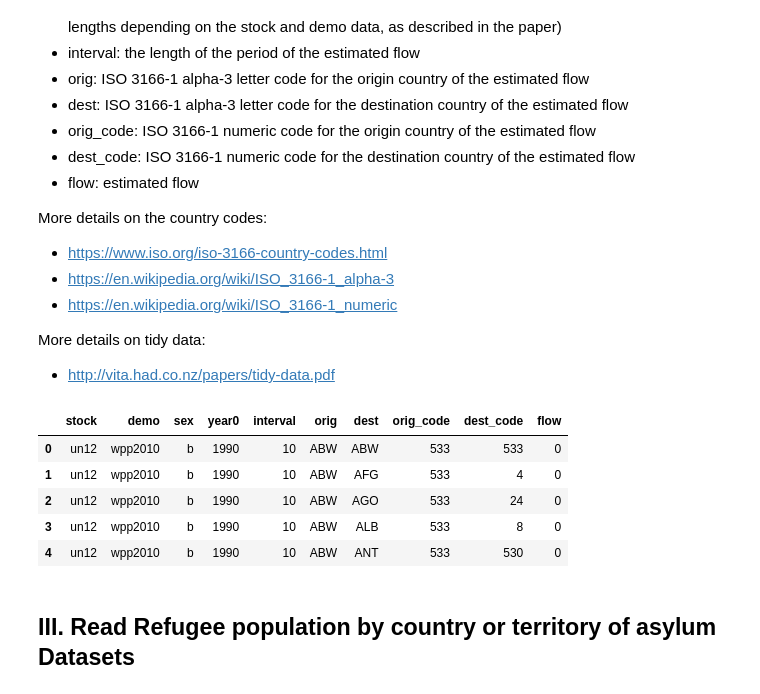
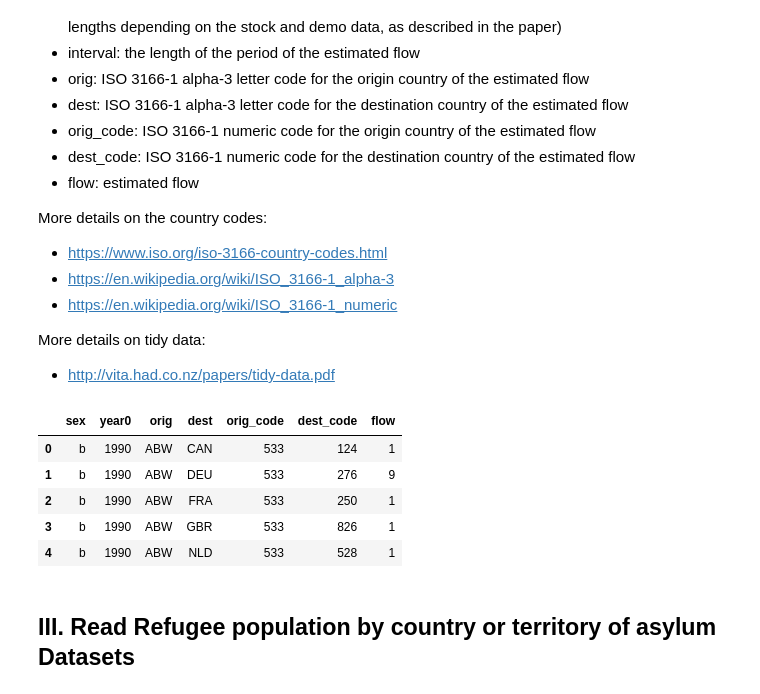
Before and after one commit to com-480-data-visualization/com-480-project-vizkhalifa, a Jupyter notebook: excelParser.ipynb, the cells around one changed output. Cells and saved outputs as stored; diff of their text form; code cells hidden in the pictures.

```diff
--- a/excelParser.ipynb
+++ b/excelParser.ipynb
@@ -341,16 +435,28 @@ More details on the country codes:
 More details on tidy data:
 - http://vita.had.co.nz/papers/tidy-data.pdf
 # %%
-#Read the file
+# Read the file
 df_MigrFlowSex = pd.read_csv("./data/Abel/migflows_allcountries_gender_separated_1990_2015.csv")
-df_MigrFlowSex.head()
-# %% [output]
-|  | stock | demo | sex | year0 | interval | orig | dest | orig_code | dest_code | flow |
-| 0 | un12 | wpp2010 | b | 1990 | 10 | ABW | ABW | 533 | 533 | 0 |
-| 1 | un12 | wpp2010 | b | 1990 | 10 | ABW | AFG | 533 | 4 | 0 |
-| 2 | un12 | wpp2010 | b | 1990 | 10 | ABW | AGO | 533 | 24 | 0 |
-| 3 | un12 | wpp2010 | b | 1990 | 10 | ABW | ALB | 533 | 8 | 0 |
-| 4 | un12 | wpp2010 | b | 1990 | 10 | ABW | ANT | 533 | 530 | 0 |
+# %%
+# take the most recent estimations done
+df_MigrFlowSex = df_MigrFlowSex[(df_MigrFlowSex.stock=='un15') & (df_MigrFlowSex.demo=='wpp2015')]
+
+# take the flow values with 5-year interval
+df_MigrFlowSex = df_MigrFlowSex[df_MigrFlowSex.interval==5]
+
+# drop the zero flow values
+df_MigrFlowSex = df_MigrFlowSex[df_MigrFlowSex.flow!=0]
+
+# now drop unnecessary columns
+df_MigrFlowSex = df_MigrFlowSex.drop(['stock', 'demo', 'interval'], axis=1).reset_index(drop=True)
+df_MigrFlowSex.head()
+# %% [output]
+|  | sex | year0 | orig | dest | orig_code | dest_code | flow |
+| 0 | b | 1990 | ABW | CAN | 533 | 124 | 1 |
+| 1 | b | 1990 | ABW | DEU | 533 | 276 | 9 |
+| 2 | b | 1990 | ABW | FRA | 533 | 250 | 1 |
+| 3 | b | 1990 | ABW | GBR | 533 | 826 | 1 |
+| 4 | b | 1990 | ABW | NLD | 533 | 528 | 1 |
 # %% [markdown]
 ## III. Read Refugee population by country or territory of asylum Datasets
 # %% [markdown]
```
Also changed, not shown: parts of 30 cells of this notebook, 4 other files.
